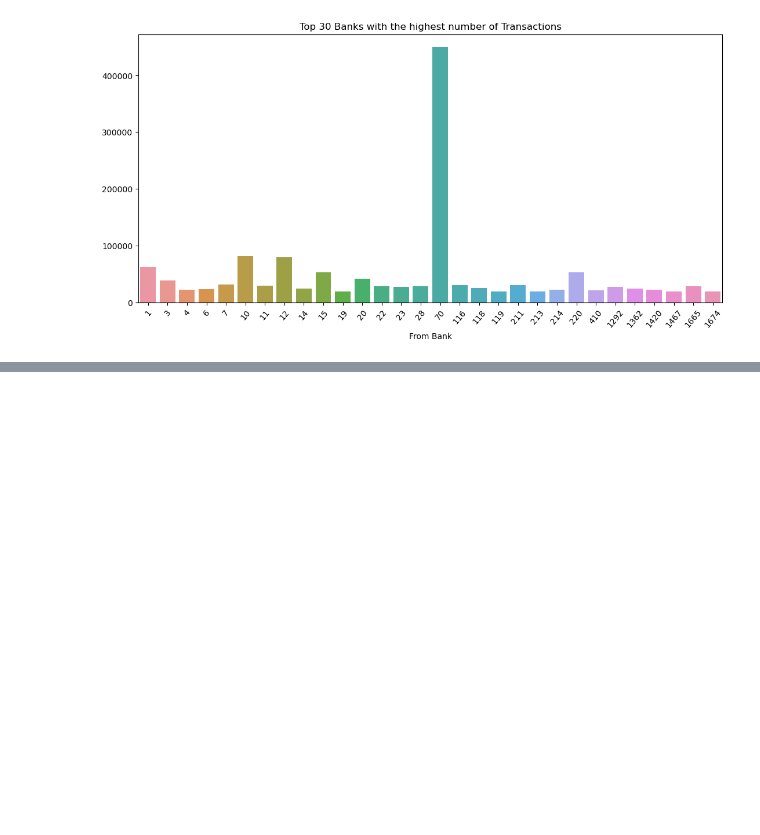
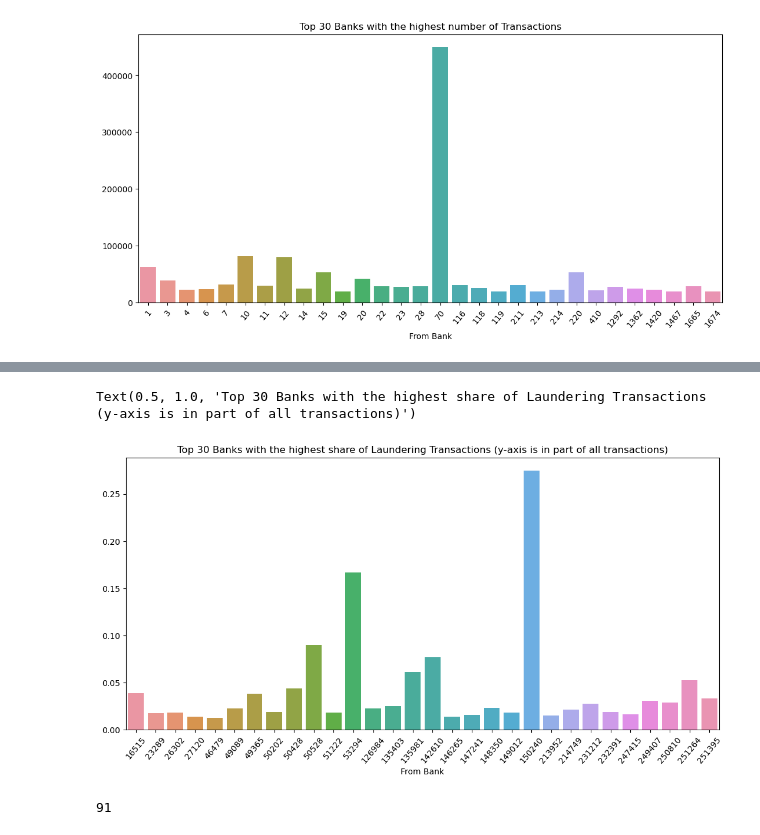
Before and after one commit to Nejel/data_security_gp, a Jupyter notebook: group_project.ipynb, the cells around one changed output, grey strips where cells are left out. Cells and saved outputs as stored; diff of their text form; code cells hidden in the pictures; blank space fills up the shorter version.

```diff
--- a/group_project.ipynb
+++ b/group_project.ipynb
@@ -343,0 +349,27 @@ Name: Amount Received, dtype: int64
+# %%
+plt.figure(figsize=(13, 6))
+plt.xticks(rotation=50)
+
+ibm_hi_small_df_from_bank_share = (ibm_hi_small_df[["From Bank", "Is Laundering"]]\
+    .groupby(by="From Bank").mean()\
+    .sort_values(by="Is Laundering", ascending=False)["Is Laundering"].head(30))
+
+sns.barplot(x=ibm_hi_small_df_from_bank_share.index, y=ibm_hi_small_df_from_bank_share.values)\
+    .set_title('Top 30 Banks with the highest share of Laundering Transactions (y-axis is in part of all transactions)')
+
+# So, some banks have a very high share of laundering transactions, up to 27% of all transactions from this bank
+# That's a good news, because we can use this information to detect laundering transactions
+# But at the same time, such banks are not very common, i.e. bank 150240 -- is the only 91 transactions from this bank
+# %% [output]
+Text(0.5, 1.0, 'Top 30 Banks with the highest share of Laundering Transactions (y-axis is in part of all transactions)')
+[figure, added]
+# %%
+ibm_hi_small_df[ibm_hi_small_df["From Bank"] == 150240]["Is Laundering"].mean()
+# 27% of transactions from this bank are laundering
+
+ibm_hi_small_df[ibm_hi_small_df["From Bank"] == 150240]["Is Laundering"].sum()
+# Its 25 laundering transactions out of 91 total transactions from this bank
+
+ibm_hi_small_df[ibm_hi_small_df["From Bank"] == 150240]["From Bank"].count()
+# %% [output]
+91
```
Also changed, not shown: parts of 14 cells of this notebook.
